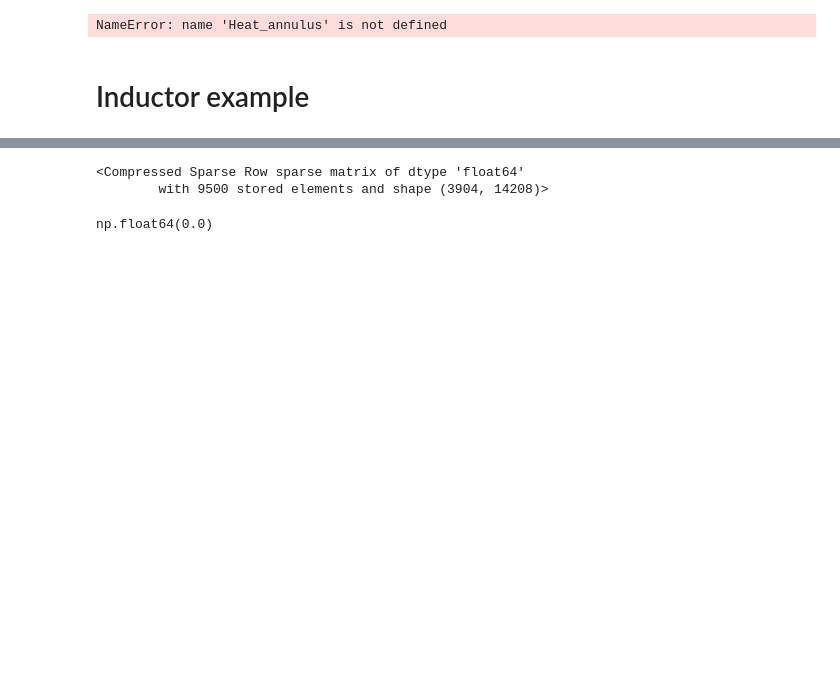
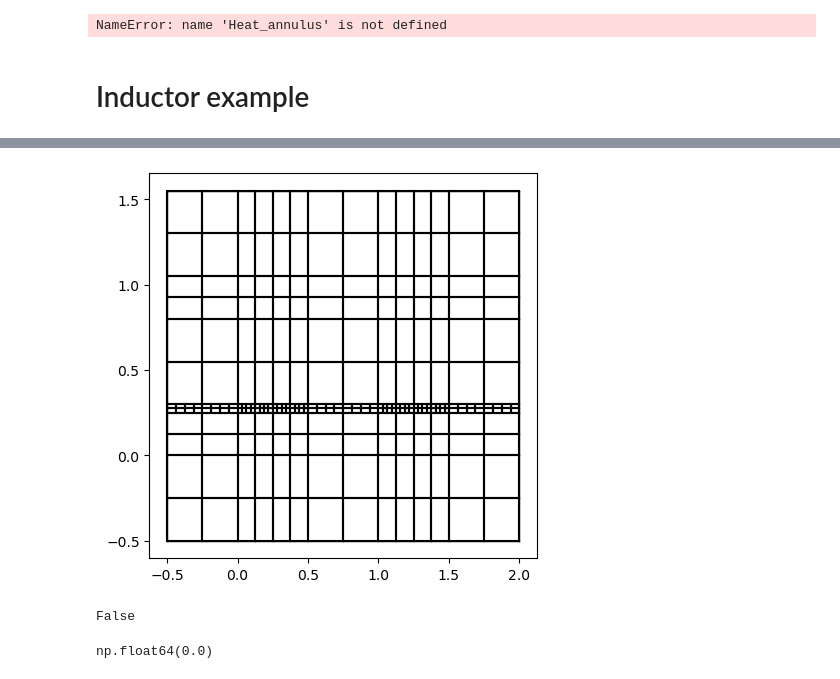
Before and after one commit to Stefan714/pyiga, a Jupyter notebook: notebooks/IETI.ipynb, the cells around one changed output, grey strips where cells are left out. Drawn from its saved outputs; the diff is of its cells as text; code cells hidden in the pictures; blank space fills up the shorter version.

```diff
--- a/notebooks/IETI.ipynb
+++ b/notebooks/IETI.ipynb
@@ -1283,0 +1270,4 @@ AttributeError: 'PatchMesh' object has no attribute 'copy'
+# %%
+MP_exact.mesh.plotmesh()
+# %% [output]
+[figure, added]
@@ -1284,8 +1276,9 @@ AttributeError: 'PatchMesh' object has no attribute 'copy'
+# %%
+patches==M.patches
+# %% [output]
+False
 # %%
-MP.B
+patches[0]=0
-# %% [output]
-<Compressed Sparse Row sparse matrix of dtype 'float64'
-        with 9500 stored elements and shape (3904, 14208)>
 # %%
 scipy.sparse.linalg.norm(MP.B@MP.Basis)
 # %% [output]
```
Also changed, not shown: parts of 9 cells of this notebook, 1 other file.
